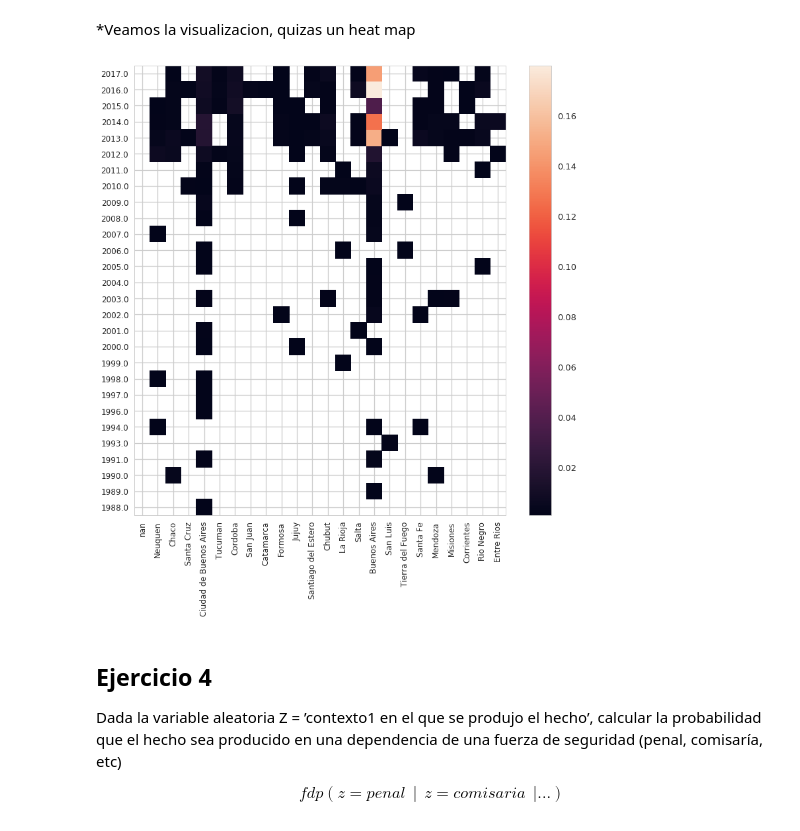
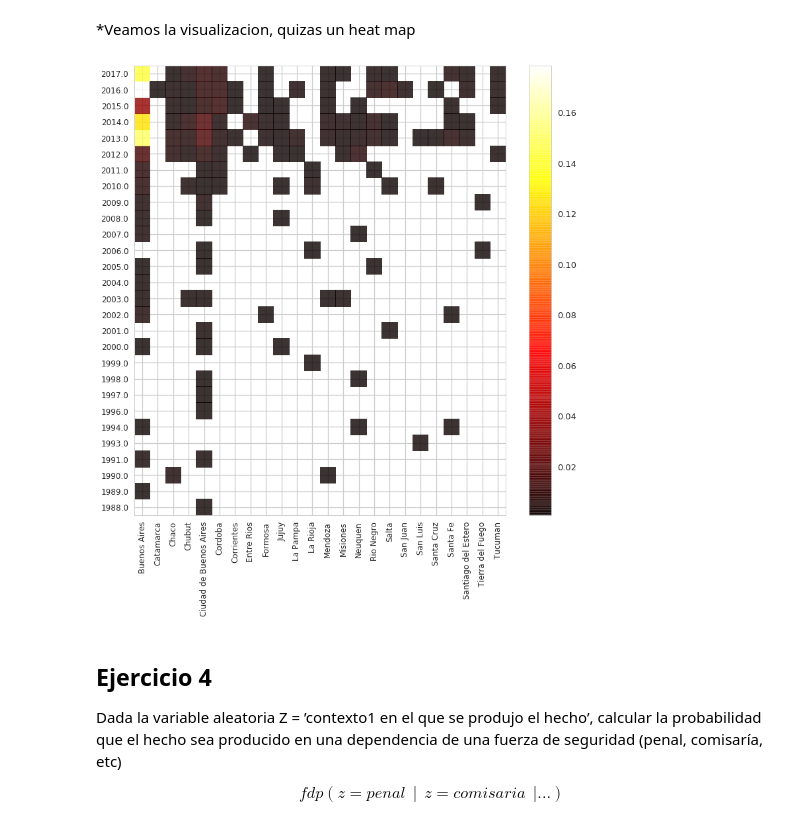
Before and after one commit to felixlapalma/diplodatos-ayv, a Jupyter notebook: ayv_2018/Tarea integradora - parte 1.ipynb, the cells around one changed output. Drawn from its saved outputs; the diff is of its cells as text; code cells hidden in the pictures.

```diff
--- a/ayv_2018/Tarea integradora - parte 1.ipynb
+++ b/ayv_2018/Tarea integradora - parte 1.ipynb
@@ -307,8 +308,10 @@ Si tuvieramos datos completos esperariamos ver que las distribuciones marginales
 # %%
 pList=list(set(dataset.provincia.values))
+pList.pop(pList.index(numpy.nan))
+pList.sort()
 auxDict={};
 for i in range(0,len(pList)):
-    ycnorm=dataset.year[dataset.provincia==pList[i]].value_counts(dropna=False)
+    ycnorm=dataset.year[dataset.provincia==pList[i]].value_counts()
     ycpd2=ycnorm.to_frame()
     auxDict[pList[i]]=ycpd2
     ypd=pandas.concat(auxDict.values(),axis=1)
@@ -426,21 +391,21 @@ ypd_NotNaNNorm
 # %%
 fig, ax = plt.subplots(figsize=(15,15))
 fig.subplots_adjust(bottom=0.25,left=0.25) # make room for labels
-heatmap = ax.pcolormesh(ypd_NotNaNNorm)
+heatmap = ax.pcolormesh(ypdNew,alpha=0.8,cmap=plt.cm.hot)
 cbar = plt.colorbar(heatmap)
-headers=ypd_NotNaNNorm.columns.tolist();
+headers=ypdNew.columns.tolist();
 
 # Set ticks in center of cells
-ax.set_xticks(numpy.arange(ypd_NotNaNNorm.shape[1])+0.5, minor=False)
-ax.set_yticks(numpy.arange(ypd_NotNaNNorm.shape[0])+0.5, minor=False)
+ax.set_xticks(numpy.arange(ypdNew.shape[1])+0.5, minor=False)
+ax.set_yticks(numpy.arange(ypdNew.shape[0])+0.5, minor=False)
 
 # Rotate the xlabels. Set both x and y labels
 ax.set_xticklabels(headers,rotation=90,fontsize=12)
-ax.set_yticklabels(ypd_NotNaNNorm.index,fontsize=12)
+ax.set_yticklabels(ypdNew.index,fontsize=12)
 ax.grid(True)
 plt.show()
 # %% [output]
-[figure, old version]
+[figure, new version]
 # %% [markdown]
 ## Ejercicio 4
 
```
Also changed, not shown: parts of 15 cells of this notebook.
